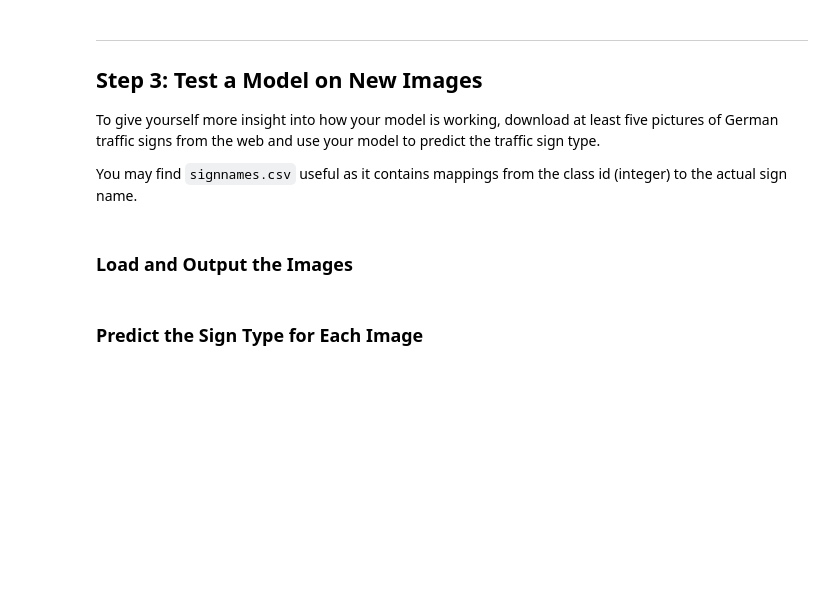
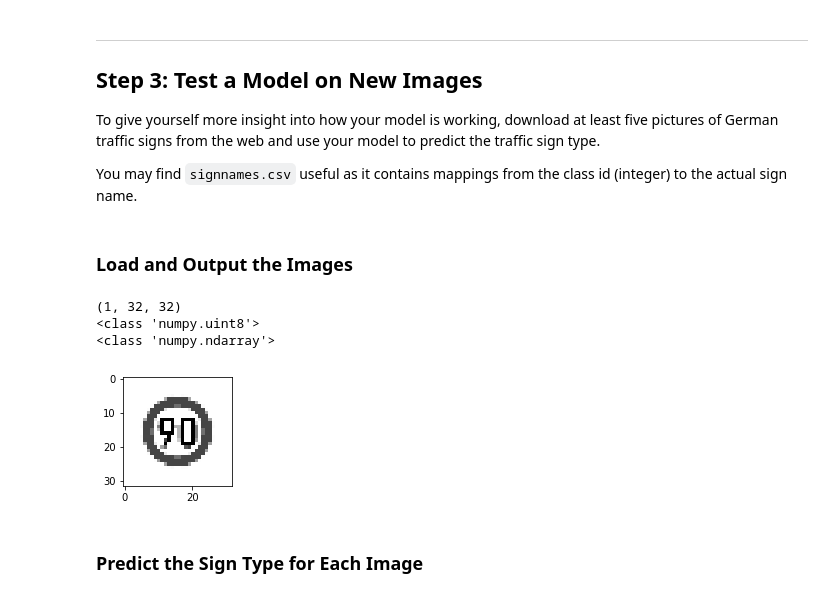
Before and after one commit to stein089/CarND-Traffic-Sign-Classifier-Project, a Jupyter notebook: Traffic_Sign_Classifier.ipynb, the cells around one changed output. Drawn from its saved outputs; the diff is of its cells as text; code cells hidden in the pictures; blank space fills up the shorter version.

Commit message:
read one image

```diff
--- a/Traffic_Sign_Classifier.ipynb
+++ b/Traffic_Sign_Classifier.ipynb
@@ -376,3 +375,30 @@ You may find `signnames.csv` useful as it contains mappings from the class id (i
+# %%
+### Load the images and plot them here.
+### Feel free to use as many code cells as needed.
+import matplotlib.pyplot as plt
+import numpy as np
+%matplotlib inline
+import cv2
+
+
+img = cv2.imread('web_traffic_signs/01.png',cv2.IMREAD_GRAYSCALE)
+img = cv2.resize(img, (32, 32));
+
+img_array = np.array([img])
+print(img_array.shape)
+print(type(img_array[0][0][0]))
+
+fig = plt.figure(figsize=(2,2))
+plt.imshow(img_array[0], cmap='gray')
+
+img_array = (img_array-128.0)/128.0
+
+print(type(img_array))
+# %% [output]
+(1, 32, 32)
+<class 'numpy.uint8'>
+<class 'numpy.ndarray'>
+[figure, added]
 # %% [markdown]
 ### Predict the Sign Type for Each Image
 # %%
```
Also changed, not shown: parts of 7 cells of this notebook.
